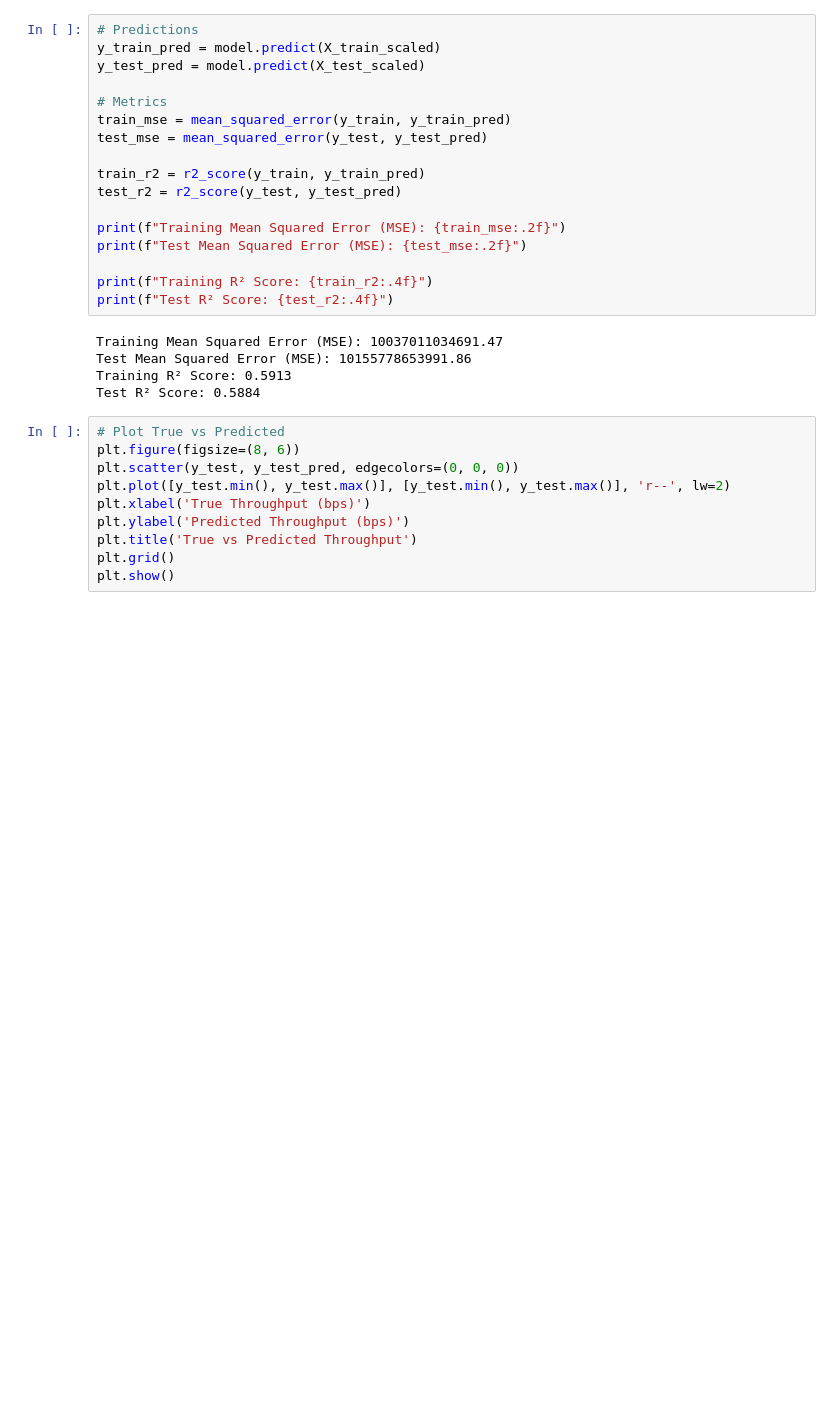
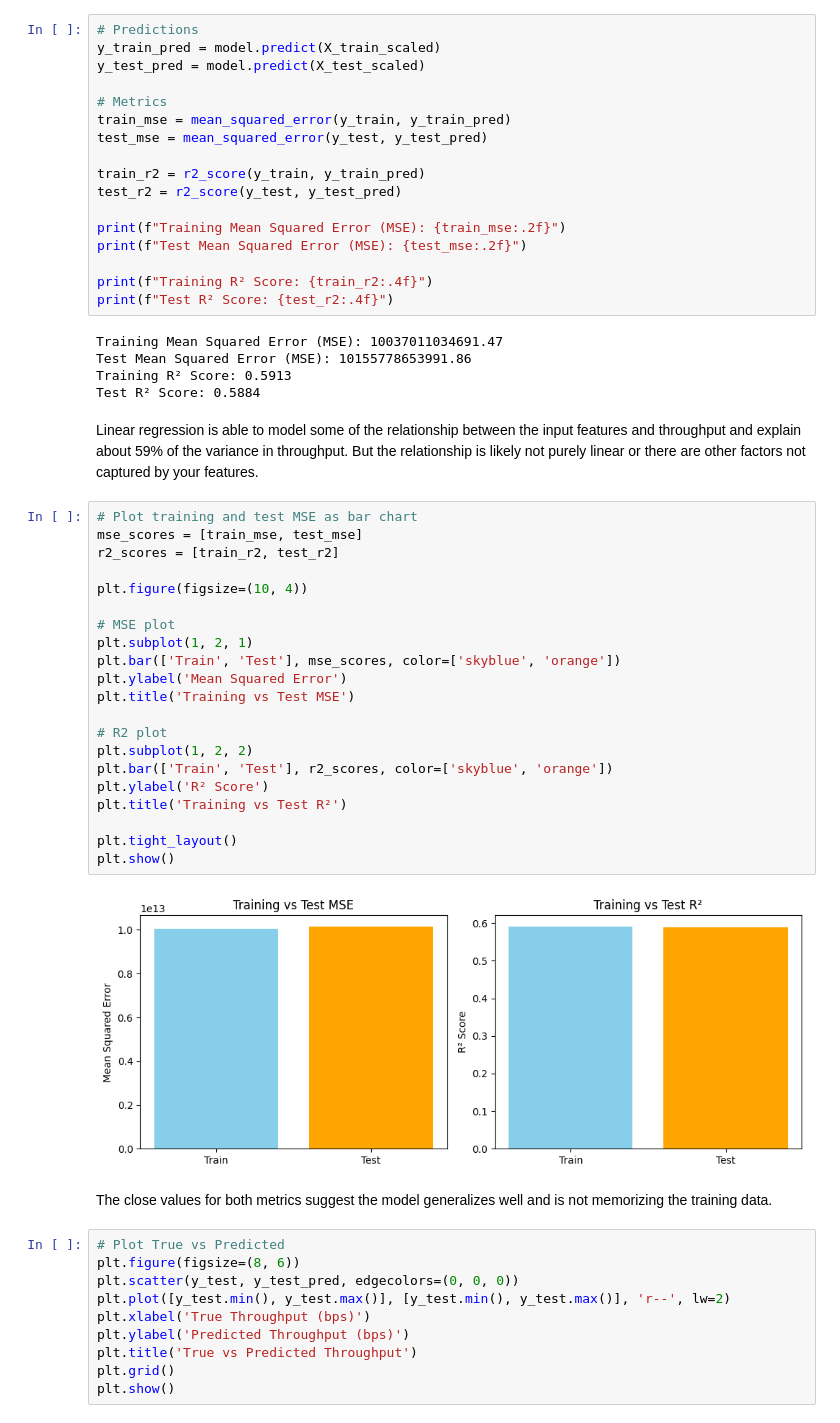
Before and after one commit to jordiestevee/ML4Net-2025, a Jupyter notebook: Sem1/seminar1.ipynb, the cells around one changed output. Saved outputs shown, nothing was run; the diff lists cells and outputs as text; blank space fills up the shorter version.

```diff
--- a/Sem1/seminar1.ipynb
+++ b/Sem1/seminar1.ipynb
@@ -164,6 +163,33 @@ Training Mean Squared Error (MSE): 10037011034691.47
 Test Mean Squared Error (MSE): 10155778653991.86
 Training R² Score: 0.5913
 Test R² Score: 0.5884
+# %% [markdown]
+Linear regression is able to model some of the relationship between the input features and throughput and explain about 59% of the variance in throughput. But the relationship is likely not purely linear or there are other factors not captured by your features.
+# %%
+# Plot training and test MSE as bar chart
+mse_scores = [train_mse, test_mse]
+r2_scores = [train_r2, test_r2]
+
+plt.figure(figsize=(10, 4))
+
+# MSE plot
+plt.subplot(1, 2, 1)
+plt.bar(['Train', 'Test'], mse_scores, color=['skyblue', 'orange'])
+plt.ylabel('Mean Squared Error')
+plt.title('Training vs Test MSE')
+
+# R2 plot
+plt.subplot(1, 2, 2)
+plt.bar(['Train', 'Test'], r2_scores, color=['skyblue', 'orange'])
+plt.ylabel('R² Score')
+plt.title('Training vs Test R²')
+
+plt.tight_layout()
+plt.show()
+# %% [output]
+[figure, added]
+# %% [markdown]
+The close values for both metrics suggest the model generalizes well and is not memorizing the training data.
 # %%
 # Plot True vs Predicted
 plt.figure(figsize=(8, 6))
```
Also changed, not shown: parts of 3 cells of this notebook, 1 other file.
